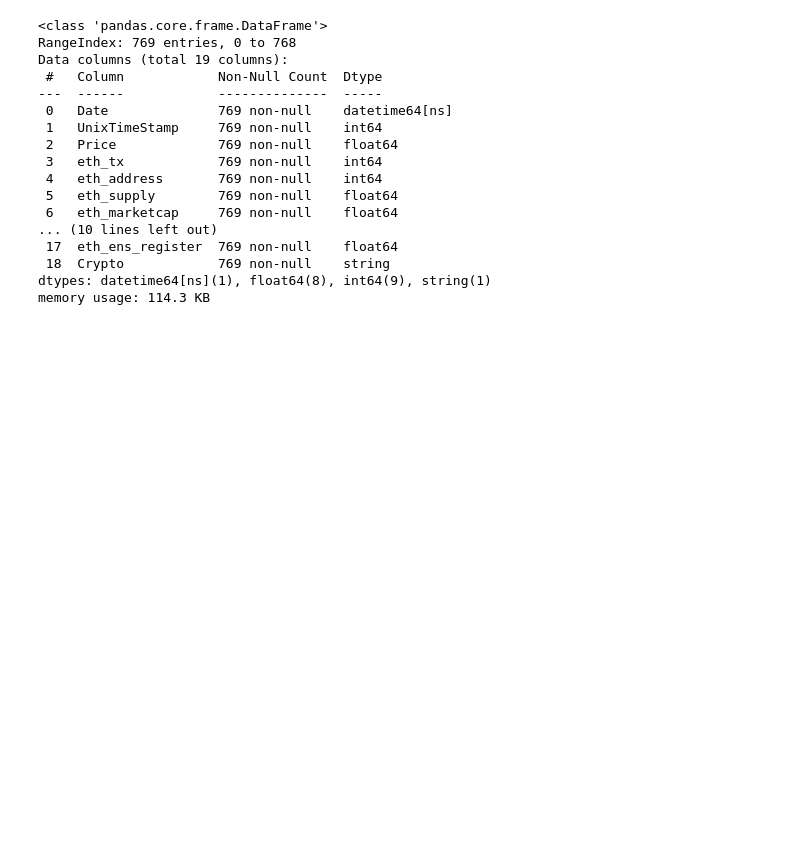
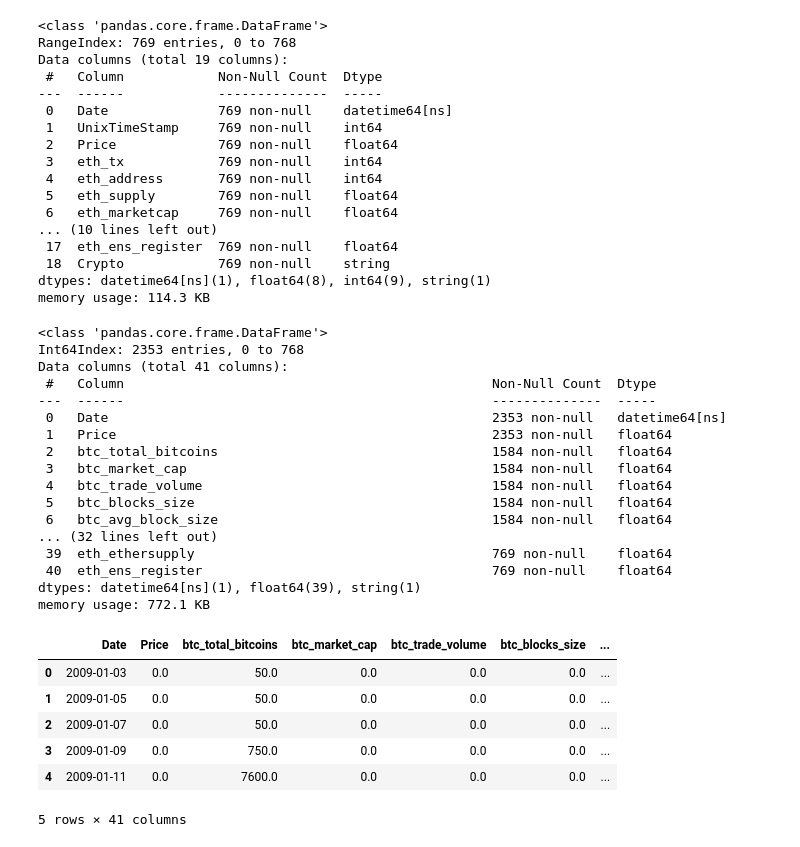
Before and after one commit to elskater98/BasicDataScience, a Jupyter notebook: crypto/notebooks/crypto.ipynb, the cells around one changed output. Cells and saved outputs as stored; diff of their text form; code cells hidden in the pictures; blank space fills up the shorter version.

```diff
--- a/crypto/notebooks/crypto.ipynb
+++ b/crypto/notebooks/crypto.ipynb
@@ -242,7 +234,34 @@ Data columns (total 19 columns):
 dtypes: datetime64[ns](1), float64(8), int64(9), string(1)
 memory usage: 114.3 KB
 # %%
-dff = pd.concat(data['datasets'], axis=0)
+dff = pd.concat(data['datasets'], axis=0) # sha de canviar
+dff.info()
+dff.head()
+# %% [output]
+<class 'pandas.core.frame.DataFrame'>
+Int64Index: 2353 entries, 0 to 768
+Data columns (total 41 columns):
+ #   Column                                               Non-Null Count  Dtype
+---  ------                                               --------------  -----
+ 0   Date                                                 2353 non-null   datetime64[ns]
+ 1   Price                                                2353 non-null   float64
+ 2   btc_total_bitcoins                                   1584 non-null   float64
+ 3   btc_market_cap                                       1584 non-null   float64
+ 4   btc_trade_volume                                     1584 non-null   float64
+ 5   btc_blocks_size                                      1584 non-null   float64
+ 6   btc_avg_block_size                                   1584 non-null   float64
+... (32 lines left out)
+ 39  eth_ethersupply                                      769 non-null    float64
+ 40  eth_ens_register                                     769 non-null    float64
+dtypes: datetime64[ns](1), float64(39), string(1)
+memory usage: 772.1 KB
+|  | Date | Price | btc_total_bitcoins | btc_market_cap | btc_trade_volume | btc_blocks_size | ... |
+| 0 | 2009-01-03 | 0.0 | 50.0 | 0.0 | 0.0 | 0.0 | ... |
+| 1 | 2009-01-05 | 0.0 | 50.0 | 0.0 | 0.0 | 0.0 | ... |
+| 2 | 2009-01-07 | 0.0 | 50.0 | 0.0 | 0.0 | 0.0 | ... |
+| 3 | 2009-01-09 | 0.0 | 750.0 | 0.0 | 0.0 | 0.0 | ... |
+| 4 | 2009-01-11 | 0.0 | 7600.0 | 0.0 | 0.0 | 0.0 | ... |
+5 rows × 41 columns
 # %%
 fig, ax = plt.subplots()
 for key, grp in dff.groupby(['Crypto']):
```
Also changed, not shown: parts of 8 cells of this notebook.
